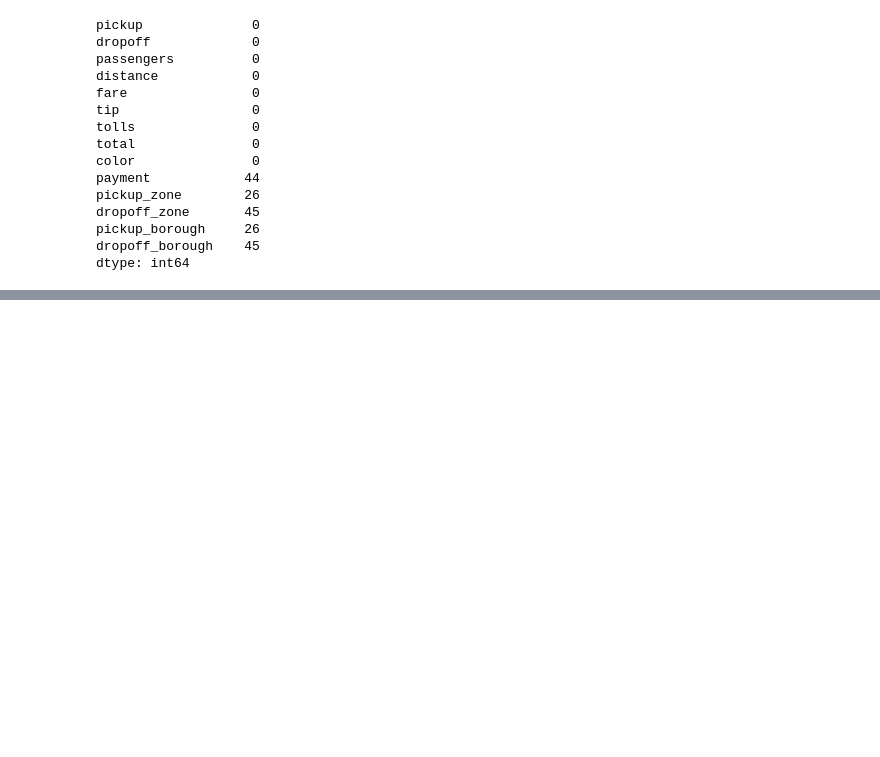
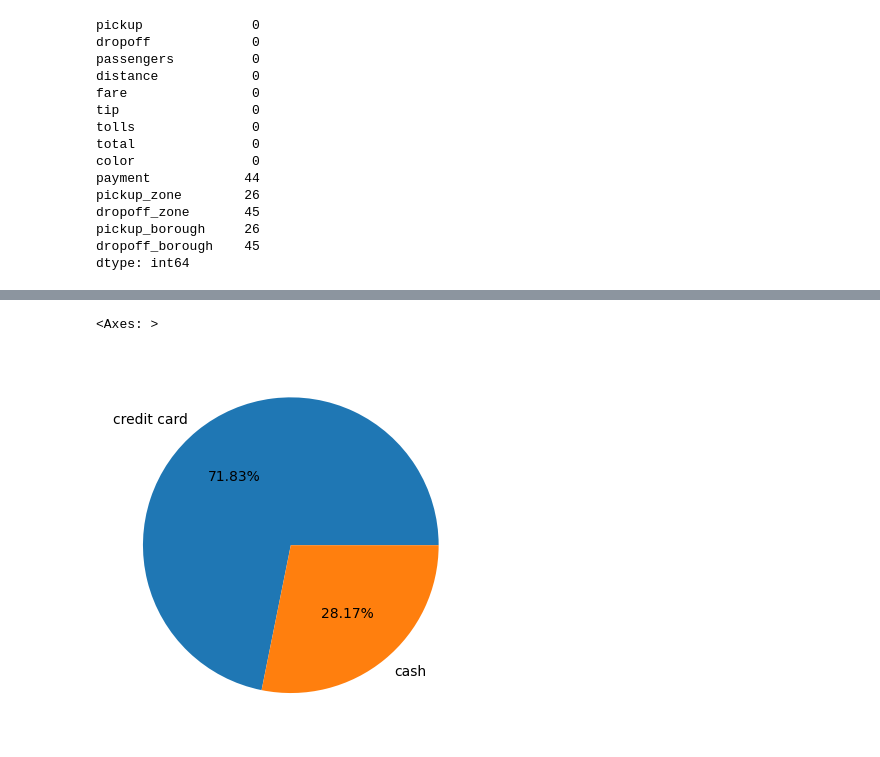
Before and after one commit to malik09-teach/ML-BASICS-PROJECTS-, a Jupyter notebook: feature engineering/feature scalling/feature_scaling.ipynb, the cells around one changed output, grey strips where cells are left out. Cells and saved outputs as stored; diff of their text form; code cells hidden in the pictures; blank space fills up the shorter version.

```diff
--- a/feature engineering/feature scalling/feature_scaling.ipynb
+++ b/feature engineering/feature scalling/feature_scaling.ipynb
@@ -141,0 +149,5 @@ AttributeError: 'Series' object has no attribute 'values_count'
+# %%
+data['payment'].value_counts().plot(kind='pie',autopct='%.2f%%')
+# %% [output]
+<Axes: >
+[figure, added]
```
Also changed, not shown: parts of 11 cells of this notebook.
